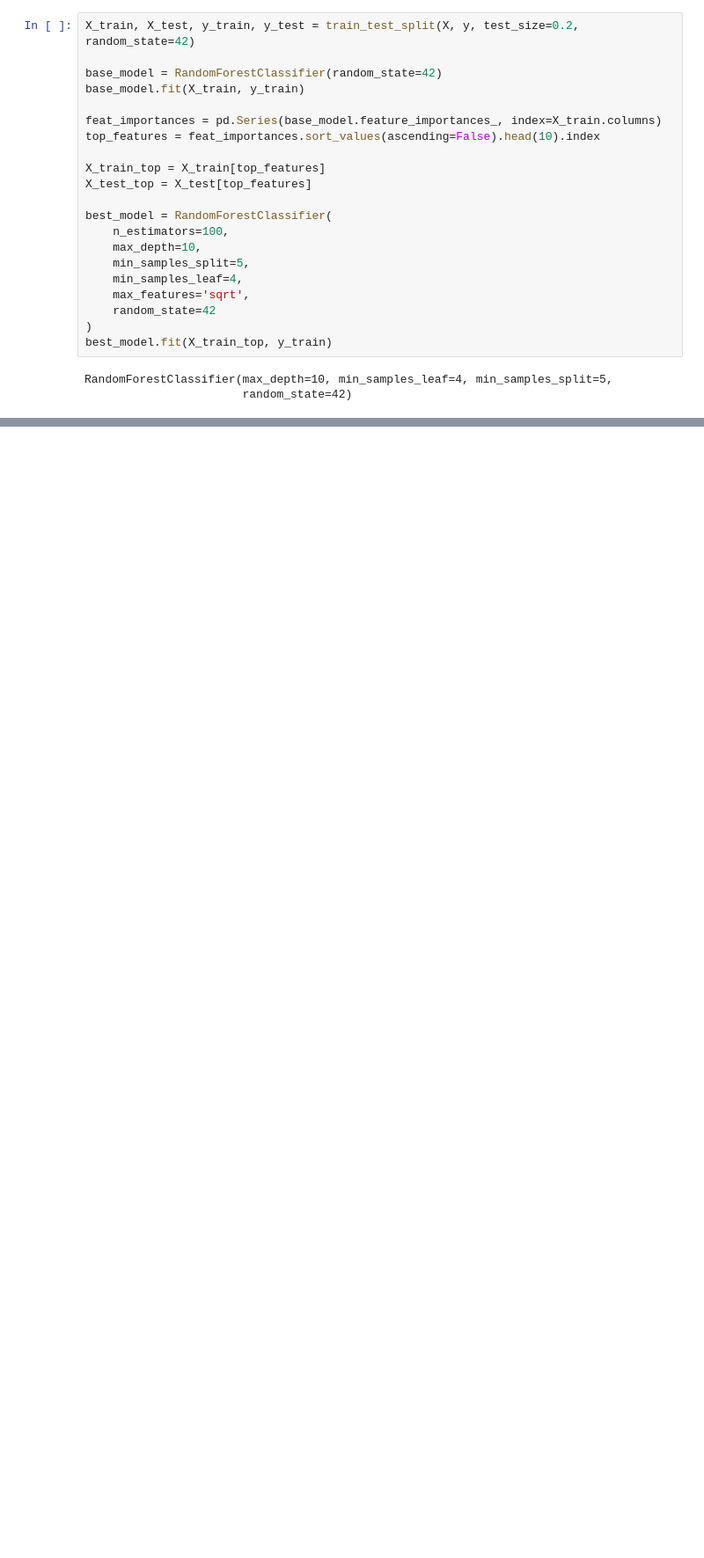
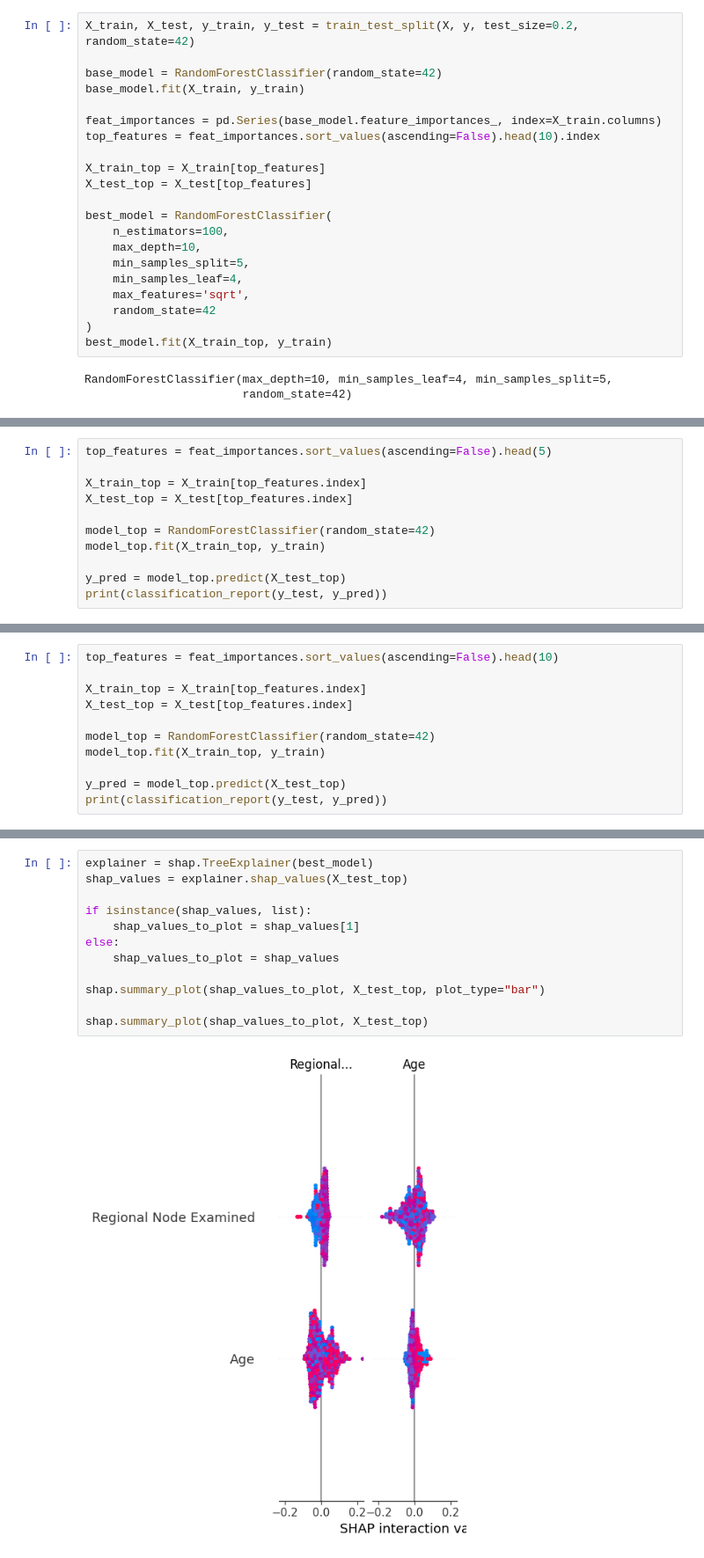
Before and after one commit to MichaelYemane707/breast_cancer_prediction, a Jupyter notebook: RandomForestClassifier.ipynb, the cells around one changed output, grey strips where cells are left out. Shown: that part at 88% size. Drawn from its saved outputs; the diff is of its cells as text; blank space fills up the shorter version.

```diff
--- a/RandomForestClassifier.ipynb
+++ b/RandomForestClassifier.ipynb
@@ -273,0 +159,11 @@ plt.show()
+# %%
+top_features = feat_importances.sort_values(ascending=False).head(5)
+
+X_train_top = X_train[top_features.index]
+X_test_top = X_test[top_features.index]
+
+model_top = RandomForestClassifier(random_state=42)
+model_top.fit(X_train_top, y_train)
+
+y_pred = model_top.predict(X_test_top)
+print(classification_report(y_test, y_pred))
@@ -273,0 +195,11 @@ plt.show()
+# %%
+top_features = feat_importances.sort_values(ascending=False).head(10)
+
+X_train_top = X_train[top_features.index]
+X_test_top = X_test[top_features.index]
+
+model_top = RandomForestClassifier(random_state=42)
+model_top.fit(X_train_top, y_train)
+
+y_pred = model_top.predict(X_test_top)
+print(classification_report(y_test, y_pred))
@@ -273,0 +264,14 @@ plt.show()
+# %%
+explainer = shap.TreeExplainer(best_model)
+shap_values = explainer.shap_values(X_test_top)
+
+if isinstance(shap_values, list):
+    shap_values_to_plot = shap_values[1]
+else:
+    shap_values_to_plot = shap_values
+
+shap.summary_plot(shap_values_to_plot, X_test_top, plot_type="bar")
+
+shap.summary_plot(shap_values_to_plot, X_test_top)
+# %% [output]
+[figure, added]
```
Also changed, not shown: parts of 53 cells of this notebook.
